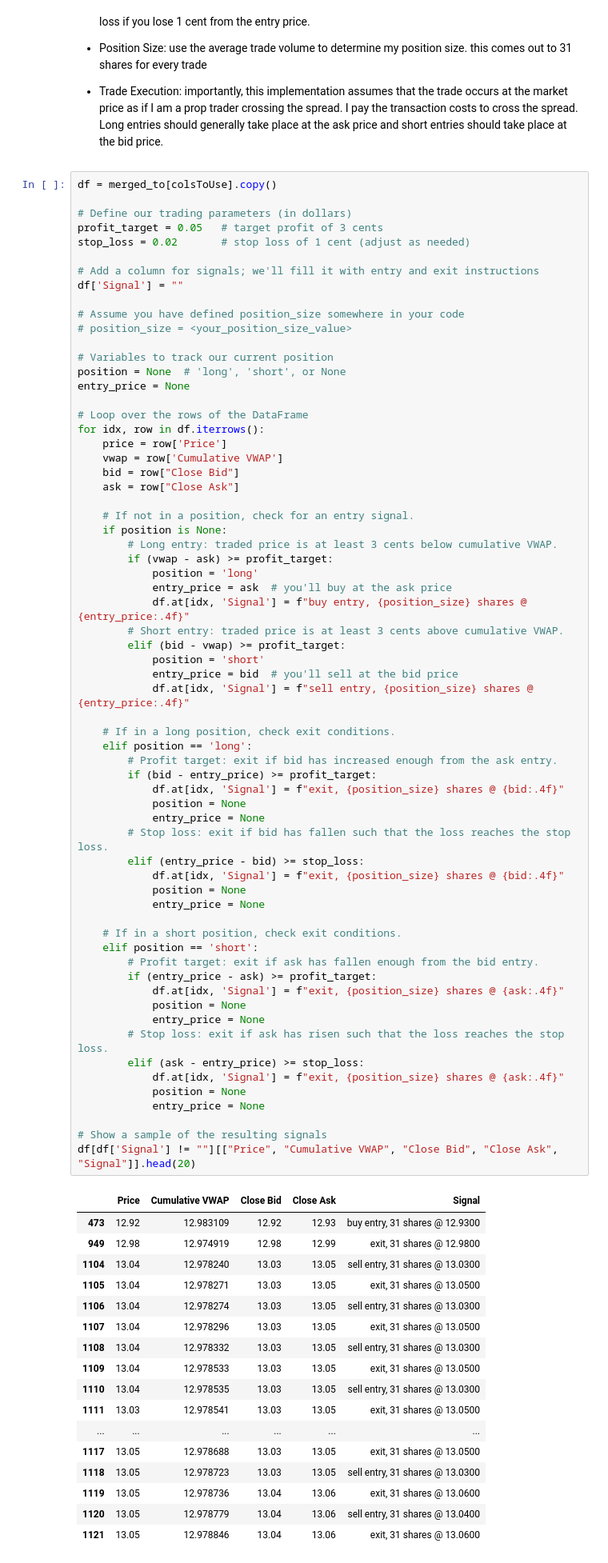
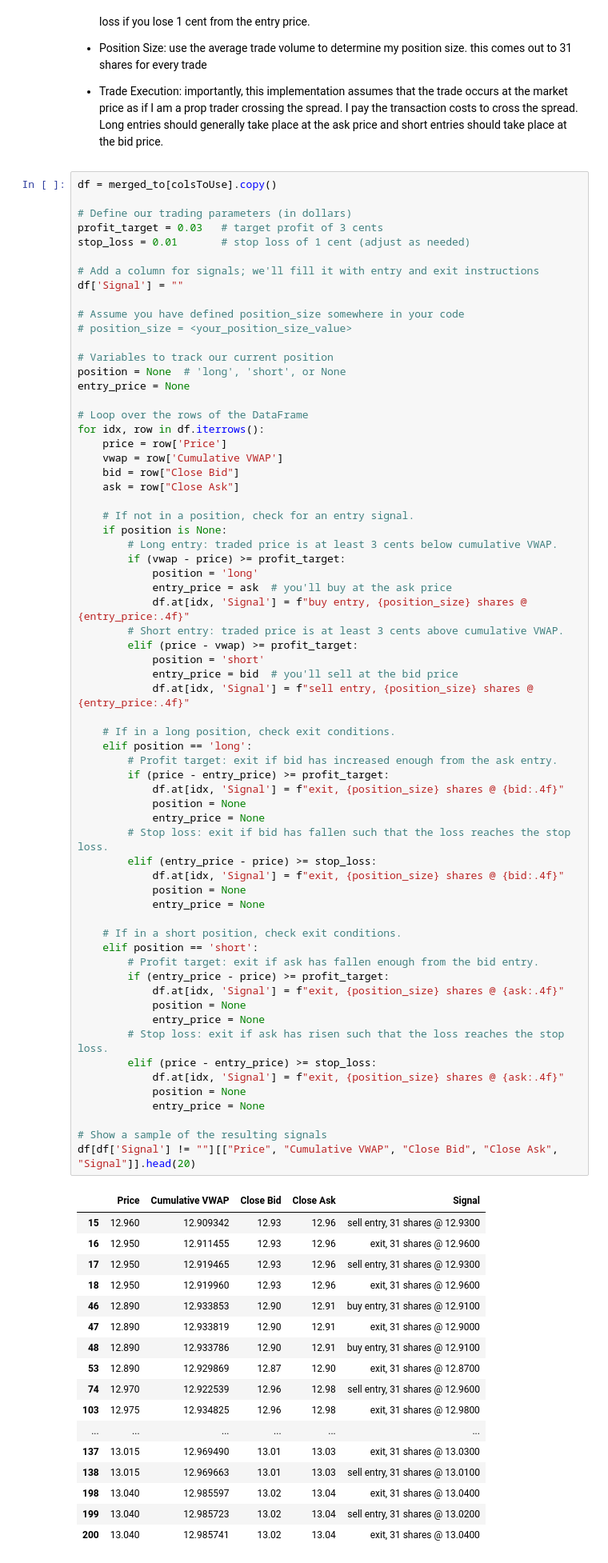
Before and after one commit to phadke555/Activity-3, a Jupyter notebook: activity3code.ipynb, the cells around one changed output. Shown at 80% size. Saved outputs shown, nothing was run; the diff lists cells and outputs as text.

```diff
--- a/activity3code.ipynb
+++ b/activity3code.ipynb
@@ -480,8 +480,8 @@ This is a trading strategy implementation.
 df = merged_to[colsToUse].copy()
 
 # Define our trading parameters (in dollars)
-profit_target = 0.05   # target profit of 3 cents
-stop_loss = 0.02       # stop loss of 1 cent (adjust as needed)
+profit_target = 0.03   # target profit of 3 cents
+stop_loss = 0.01       # stop loss of 1 cent (adjust as needed)
 
 # Add a column for signals; we'll fill it with entry and exit instructions
 df['Signal'] = ""
@@ -503,62 +503,62 @@ for idx, row in df.iterrows():
     # If not in a position, check for an entry signal.
     if position is None:
         # Long entry: traded price is at least 3 cents below cumulative VWAP.
-        if (vwap - ask) >= profit_target:
+        if (vwap - price) >= profit_target:
             position = 'long'
             entry_price = ask  # you'll buy at the ask price
             df.at[idx, 'Signal'] = f"buy entry, {position_size} shares @ {entry_price:.4f}"
         # Short entry: traded price is at least 3 cents above cumulative VWAP.
-        elif (bid - vwap) >= profit_target:
+        elif (price - vwap) >= profit_target:
             position = 'short'
             entry_price = bid  # you'll sell at the bid price
             df.at[idx, 'Signal'] = f"sell entry, {position_size} shares @ {entry_price:.4f}"
 
     # If in a long position, check exit conditions.
     elif position == 'long':
         # Profit target: exit if bid has increased enough from the ask entry.
-        if (bid - entry_price) >= profit_target:
+        if (price - entry_price) >= profit_target:
             df.at[idx, 'Signal'] = f"exit, {position_size} shares @ {bid:.4f}"
             position = None
             entry_price = None
         # Stop loss: exit if bid has fallen such that the loss reaches the stop loss.
-        elif (entry_price - bid) >= stop_loss:
+        elif (entry_price - price) >= stop_loss:
             df.at[idx, 'Signal'] = f"exit, {position_size} shares @ {bid:.4f}"
             position = None
             entry_price = None
 
     # If in a short position, check exit conditions.
     elif position == 'short':
         # Profit target: exit if ask has fallen enough from the bid entry.
-        if (entry_price - ask) >= profit_target:
+        if (entry_price - price) >= profit_target:
             df.at[idx, 'Signal'] = f"exit, {position_size} shares @ {ask:.4f}"
             position = None
             entry_price = None
         # Stop loss: exit if ask has risen such that the loss reaches the stop loss.
-        elif (ask - entry_price) >= stop_loss:
+        elif (price - entry_price) >= stop_loss:
             df.at[idx, 'Signal'] = f"exit, {position_size} shares @ {ask:.4f}"
             position = None
             entry_price = None
 
 # Show a sample of the resulting signals
 df[df['Signal'] != ""][["Price", "Cumulative VWAP", "Close Bid", "Close Ask", "Signal"]].head(20)
 # %% [output]
 |  | Price | Cumulative VWAP | Close Bid | Close Ask | Signal |
-| 473 | 12.92 | 12.983109 | 12.92 | 12.93 | buy entry, 31 shares @ 12.9300 |
-| 949 | 12.98 | 12.974919 | 12.98 | 12.99 | exit, 31 shares @ 12.9800 |
-| 1104 | 13.04 | 12.978240 | 13.03 | 13.05 | sell entry, 31 shares @ 13.0300 |
-| 1105 | 13.04 | 12.978271 | 13.03 | 13.05 | exit, 31 shares @ 13.0500 |
-| 1106 | 13.04 | 12.978274 | 13.03 | 13.05 | sell entry, 31 shares @ 13.0300 |
-| 1107 | 13.04 | 12.978296 | 13.03 | 13.05 | exit, 31 shares @ 13.0500 |
-| 1108 | 13.04 | 12.978332 | 13.03 | 13.05 | sell entry, 31 shares @ 13.0300 |
-| 1109 | 13.04 | 12.978533 | 13.03 | 13.05 | exit, 31 shares @ 13.0500 |
-| 1110 | 13.04 | 12.978535 | 13.03 | 13.05 | sell entry, 31 shares @ 13.0300 |
-| 1111 | 13.03 | 12.978541 | 13.03 | 13.05 | exit, 31 shares @ 13.0500 |
+| 15 | 12.960 | 12.909342 | 12.93 | 12.96 | sell entry, 31 shares @ 12.9300 |
+| 16 | 12.950 | 12.911455 | 12.93 | 12.96 | exit, 31 shares @ 12.9600 |
+| 17 | 12.950 | 12.919465 | 12.93 | 12.96 | sell entry, 31 shares @ 12.9300 |
+| 18 | 12.950 | 12.919960 | 12.93 | 12.96 | exit, 31 shares @ 12.9600 |
+| 46 | 12.890 | 12.933853 | 12.90 | 12.91 | buy entry, 31 shares @ 12.9100 |
+| 47 | 12.890 | 12.933819 | 12.90 | 12.91 | exit, 31 shares @ 12.9000 |
+| 48 | 12.890 | 12.933786 | 12.90 | 12.91 | buy entry, 31 shares @ 12.9100 |
+| 53 | 12.890 | 12.929869 | 12.87 | 12.90 | exit, 31 shares @ 12.8700 |
+| 74 | 12.970 | 12.922539 | 12.96 | 12.98 | sell entry, 31 shares @ 12.9600 |
+| 103 | 12.975 | 12.934825 | 12.96 | 12.98 | exit, 31 shares @ 12.9800 |
 | ... | ... | ... | ... | ... | ... |
-| 1117 | 13.05 | 12.978688 | 13.03 | 13.05 | exit, 31 shares @ 13.0500 |
-| 1118 | 13.05 | 12.978723 | 13.03 | 13.05 | sell entry, 31 shares @ 13.0300 |
-| 1119 | 13.05 | 12.978736 | 13.04 | 13.06 | exit, 31 shares @ 13.0600 |
-| 1120 | 13.05 | 12.978779 | 13.04 | 13.06 | sell entry, 31 shares @ 13.0400 |
-| 1121 | 13.05 | 12.978846 | 13.04 | 13.06 | exit, 31 shares @ 13.0600 |
+| 137 | 13.015 | 12.969490 | 13.01 | 13.03 | exit, 31 shares @ 13.0300 |
+| 138 | 13.015 | 12.969663 | 13.01 | 13.03 | sell entry, 31 shares @ 13.0100 |
+| 198 | 13.040 | 12.985597 | 13.02 | 13.04 | exit, 31 shares @ 13.0400 |
+| 199 | 13.040 | 12.985723 | 13.02 | 13.04 | sell entry, 31 shares @ 13.0200 |
+| 200 | 13.040 | 12.985741 | 13.02 | 13.04 | exit, 31 shares @ 13.0400 |
 # %%
 
 
```
Also changed, not shown: parts of 2 cells of this notebook.
